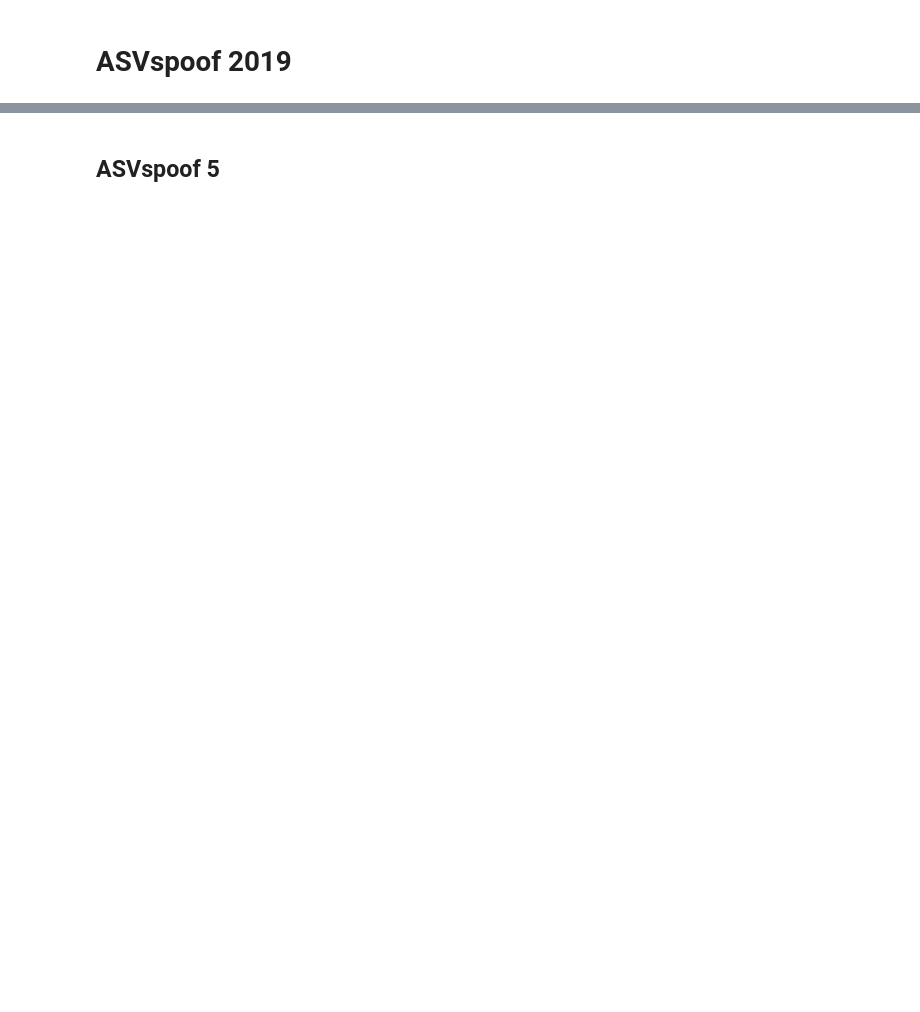
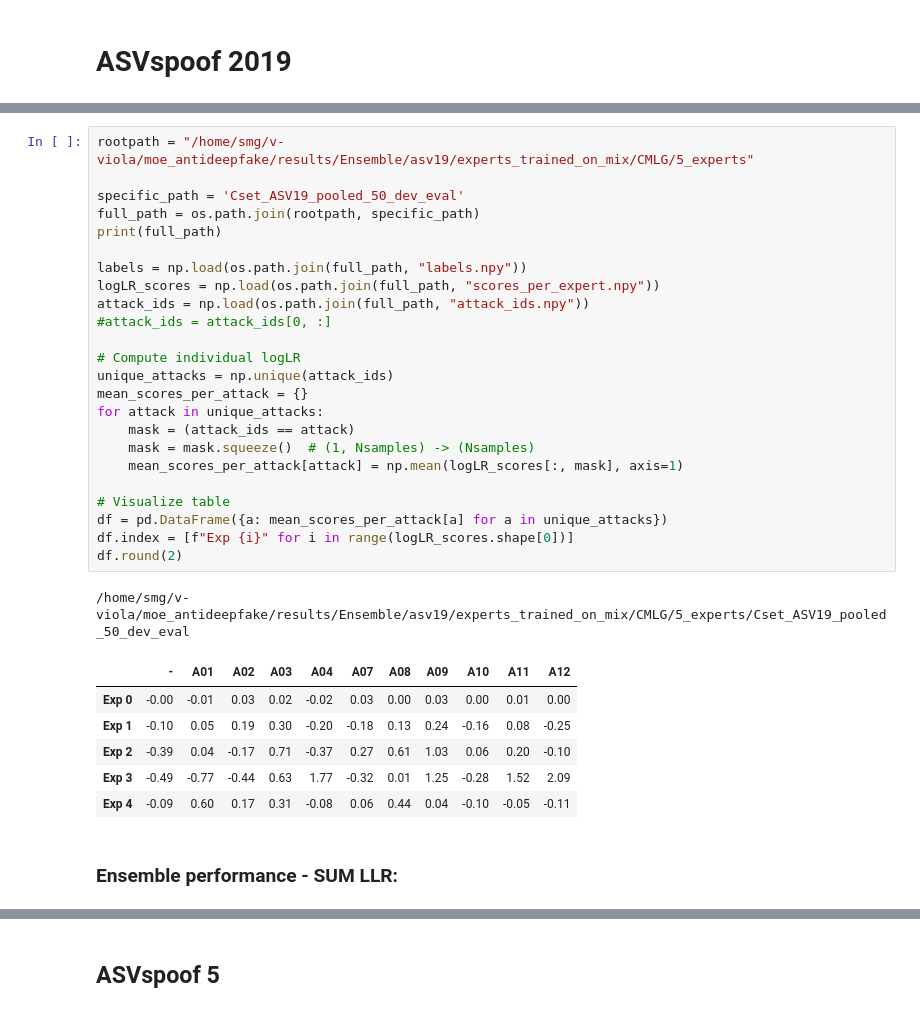
Before and after one commit to nii-yamagishilab/MoE-AntiDeepfake, a Jupyter notebook: notebooks/5a_ensemble_results.ipynb, the cells around one changed output, grey strips where cells are left out. Saved outputs shown, nothing was run; the diff lists cells and outputs as text; blank space fills up the shorter version.

```diff
--- a/notebooks/5a_ensemble_results.ipynb
+++ b/notebooks/5a_ensemble_results.ipynb
@@ -229,0 +106,34 @@ Ensemble performance (PLAIN SUM):
+# %%
+rootpath = "/home/smg/v-viola/moe_antideepfake/results/Ensemble/asv19/experts_trained_on_mix/CMLG/5_experts"
+
+specific_path = 'Cset_ASV19_pooled_50_dev_eval'
+full_path = os.path.join(rootpath, specific_path)
+print(full_path)
+
+labels = np.load(os.path.join(full_path, "labels.npy"))
+logLR_scores = np.load(os.path.join(full_path, "scores_per_expert.npy"))
+attack_ids = np.load(os.path.join(full_path, "attack_ids.npy"))
+#attack_ids = attack_ids[0, :]
+
+# Compute individual logLR
+unique_attacks = np.unique(attack_ids)
+mean_scores_per_attack = {}
+for attack in unique_attacks:
+    mask = (attack_ids == attack)
+    mask = mask.squeeze()  # (1, Nsamples) -> (Nsamples)
+    mean_scores_per_attack[attack] = np.mean(logLR_scores[:, mask], axis=1)
+
+# Visualize table
+df = pd.DataFrame({a: mean_scores_per_attack[a] for a in unique_attacks})
+df.index = [f"Exp {i}" for i in range(logLR_scores.shape[0])]
+df.round(2)
+# %% [output]
+/home/smg/v-viola/moe_antideepfake/results/Ensemble/asv19/experts_trained_on_mix/CMLG/5_experts/Cset_ASV19_pooled_50_dev_eval
+|  | - | A01 | A02 | A03 | A04 | A07 | A08 | A09 | A10 | A11 | A12 |
+| Exp 0 | -0.00 | -0.01 | 0.03 | 0.02 | -0.02 | 0.03 | 0.00 | 0.03 | 0.00 | 0.01 | 0.00 |
+| Exp 1 | -0.10 | 0.05 | 0.19 | 0.30 | -0.20 | -0.18 | 0.13 | 0.24 | -0.16 | 0.08 | -0.25 |
+| Exp 2 | -0.39 | 0.04 | -0.17 | 0.71 | -0.37 | 0.27 | 0.61 | 1.03 | 0.06 | 0.20 | -0.10 |
+| Exp 3 | -0.49 | -0.77 | -0.44 | 0.63 | 1.77 | -0.32 | 0.01 | 1.25 | -0.28 | 1.52 | 2.09 |
+| Exp 4 | -0.09 | 0.60 | 0.17 | 0.31 | -0.08 | 0.06 | 0.44 | 0.04 | -0.10 | -0.05 | -0.11 |
+# %% [markdown]
+### Ensemble performance - SUM LLR:
```
Also changed, not shown: parts of 14 cells of this notebook, 1 other file.
